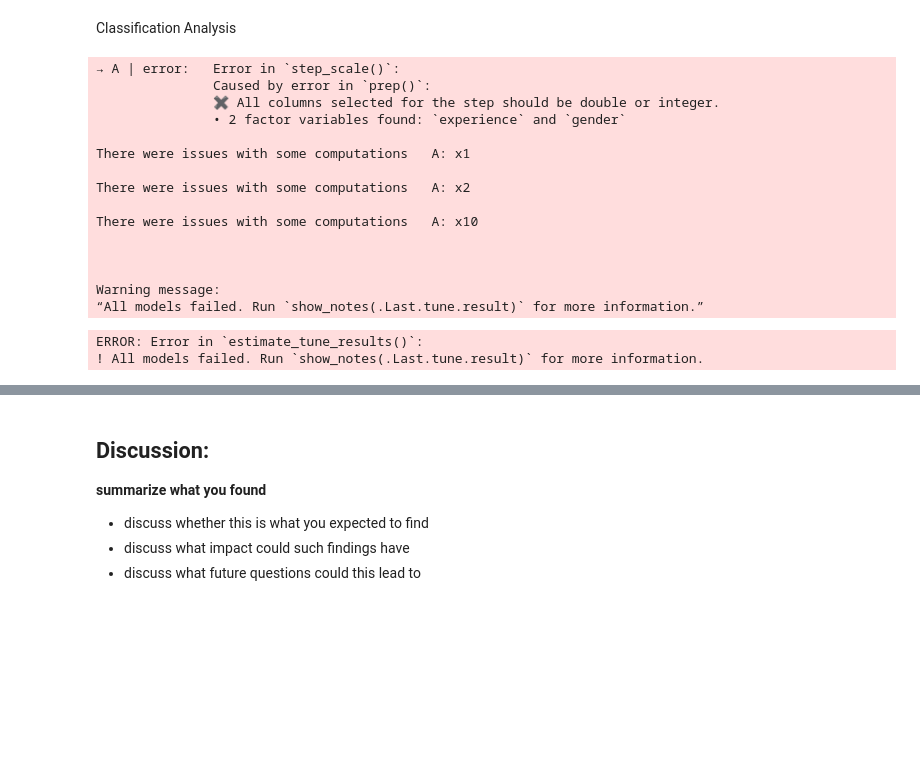
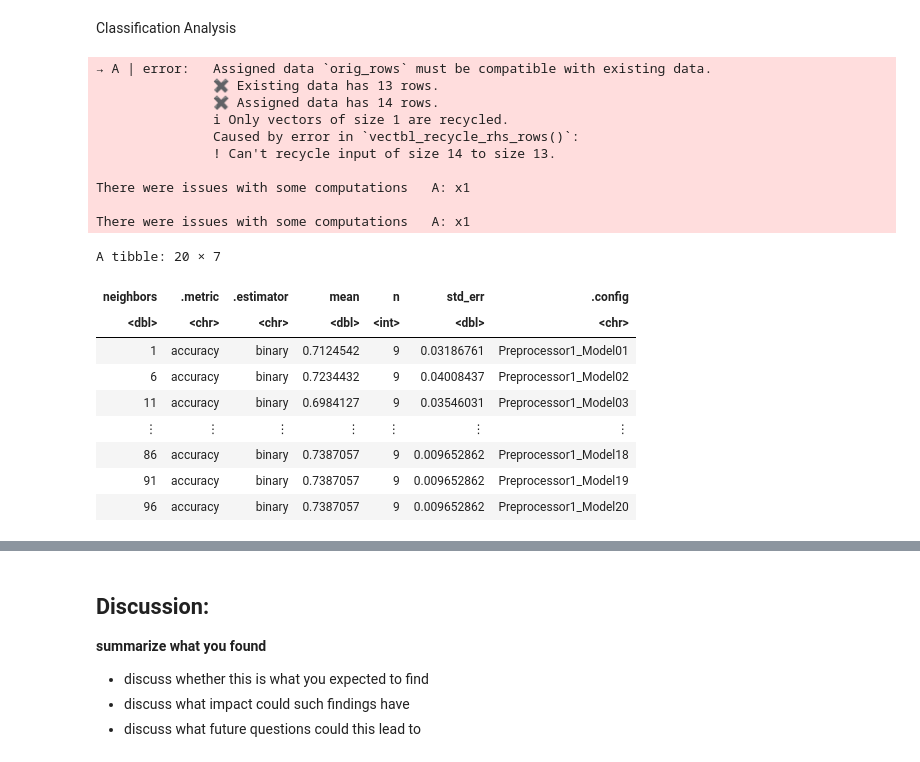
Before and after one commit to leeeeee1725/DSCI100_Project_Final_Report, a Jupyter notebook: Project Final Report.ipynb, the cells around one changed output, grey strips where cells are left out. Cells and saved outputs as stored; diff of their text form; code cells hidden in the pictures; blank space fills up the shorter version.

```diff
--- a/Project Final Report.ipynb
+++ b/Project Final Report.ipynb
@@ -251,35 +251,38 @@ knn_workflow <- workflow() |>
   add_recipe(player_recipe) |>
   add_model(knn_spec)
 # %%
-players_vfold <- vfold_cv(players_train, v = 10)
+players_vfold <- vfold_cv(players_train, v = 10, strata = subscribe)
 knn_spec <- nearest_neighbor(weight_func = "rectangular",
                              neighbors = tune()) |>
   set_mode("classification") |>
   set_engine("kknn")
 k_vals <- tibble(neighbors = seq(from = 1, to = 100, by = 5))
 knn_results <- workflow() |>
   add_recipe(player_recipe) |>
   add_model(knn_spec) |>
   tune_grid(resamples = players_vfold, grid = k_vals) |>
   collect_metrics()
 accuracies <- knn_results |>
   filter(.metric == "accuracy")
 accuracies
 # %% [output]
-→ A | error:   Error in `step_scale()`:
-               Caused by error in `prep()`:
-               ✖ All columns selected for the step should be double or integer.
-               • 2 factor variables found: `experience` and `gender`
+→ A | error:   Assigned data `orig_rows` must be compatible with existing data.
+               ✖ Existing data has 13 rows.
+               ✖ Assigned data has 14 rows.
+               ℹ Only vectors of size 1 are recycled.
+               Caused by error in `vectbl_recycle_rhs_rows()`:
+               ! Can't recycle input of size 14 to size 13.
 
 There were issues with some computations   A: x1
 
-There were issues with some computations   A: x2
-
-There were issues with some computations   A: x10
-
-
-
-Warning message:
-“All models failed. Run `show_notes(.Last.tune.result)` for more information.”
+There were issues with some computations   A: x1
-ERROR: Error in `estimate_tune_results()`:
-! All models failed. Run `show_notes(.Last.tune.result)` for more information.
+A tibble: 20 × 7
+| neighbors | .metric | .estimator | mean | n | std_err | .config |
+| <dbl> | <chr> | <chr> | <dbl> | <int> | <dbl> | <chr> |
+| 1 | accuracy | binary | 0.7124542 | 9 | 0.03186761 | Preprocessor1_Model01 |
+| 6 | accuracy | binary | 0.7234432 | 9 | 0.04008437 | Preprocessor1_Model02 |
+| 11 | accuracy | binary | 0.6984127 | 9 | 0.03546031 | Preprocessor1_Model03 |
+| ⋮ | ⋮ | ⋮ | ⋮ | ⋮ | ⋮ | ⋮ |
+| 86 | accuracy | binary | 0.7387057 | 9 | 0.009652862 | Preprocessor1_Model18 |
+| 91 | accuracy | binary | 0.7387057 | 9 | 0.009652862 | Preprocessor1_Model19 |
+| 96 | accuracy | binary | 0.7387057 | 9 | 0.009652862 | Preprocessor1_Model20 |
```
Also changed, not shown: parts of 2 cells of this notebook.
